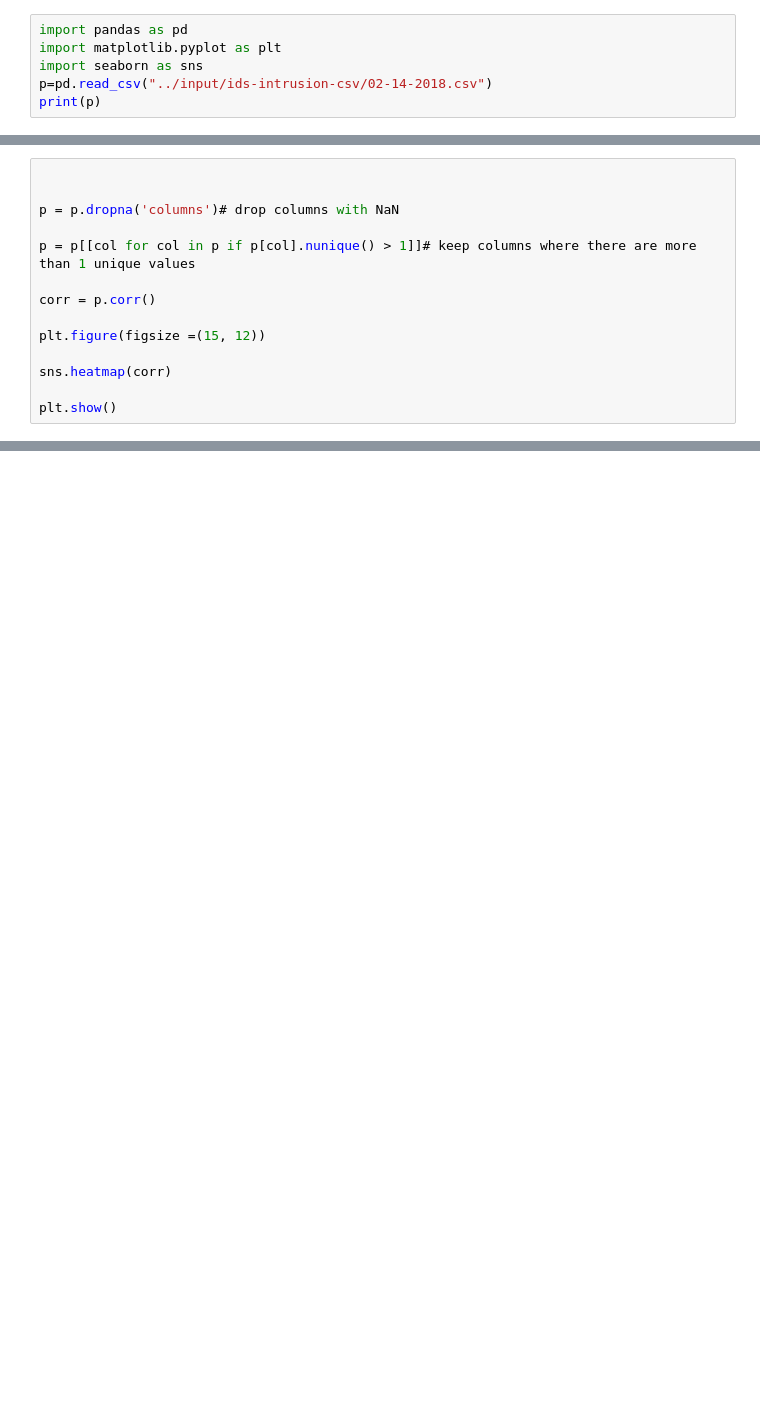
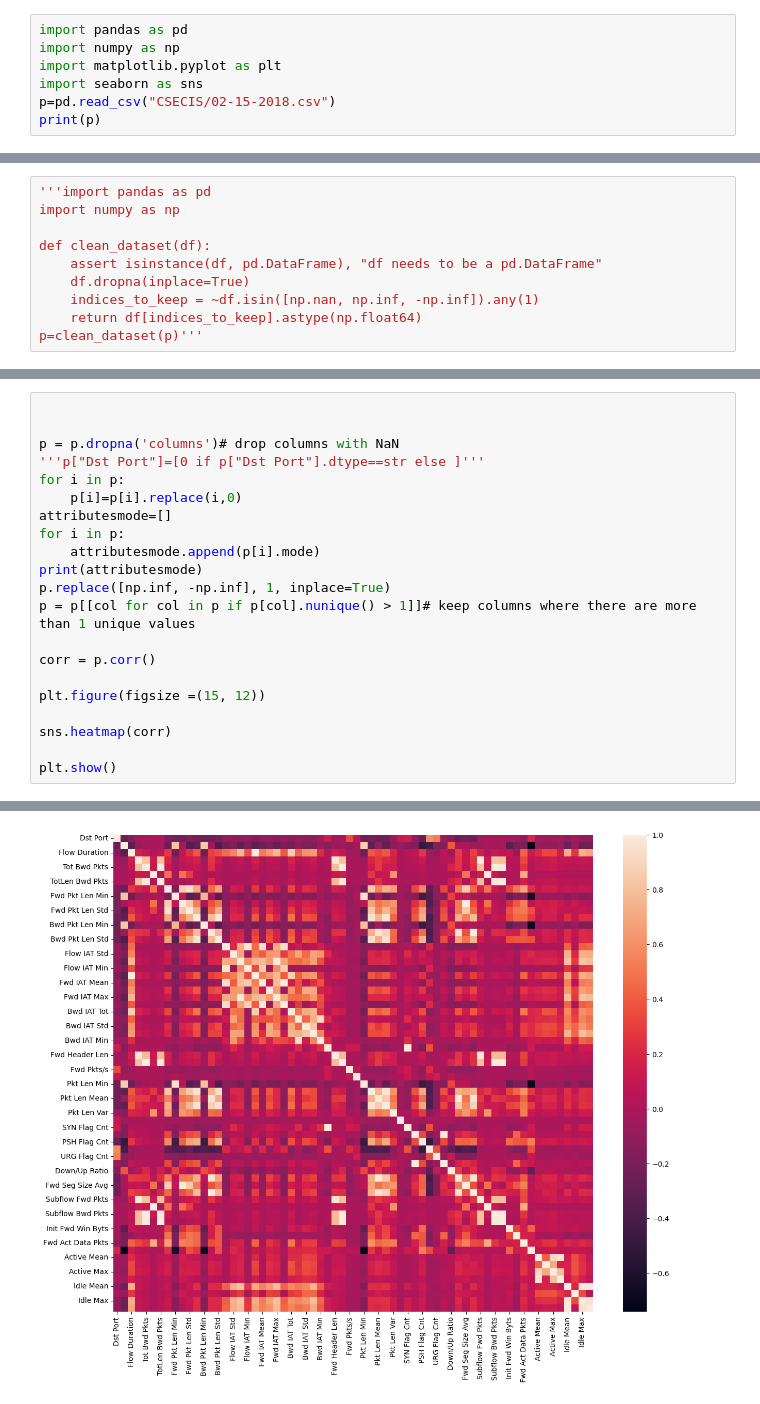
Before and after one commit to akif-iqbal/URL-Classifier-Traffic-Analyzer, a Jupyter notebook: notebookb2d7c200da-ids.ipynb, the cells around one changed output, grey strips where cells are left out. Saved outputs shown, nothing was run; the diff lists cells and outputs as text; blank space fills up the shorter version.

```diff
--- a/notebookb2d7c200da-ids.ipynb
+++ b/notebookb2d7c200da-ids.ipynb
@@ -1,6 +1,7 @@
 # %%
 import pandas as pd
+import numpy as np
 import matplotlib.pyplot as plt
 import seaborn as sns
-p=pd.read_csv("../input/ids-intrusion-csv/02-14-2018.csv")
+p=pd.read_csv("CSECIS/02-15-2018.csv")
 print(p)
@@ -6,0 +26,10 @@ print(p)
+# %%
+'''import pandas as pd
+import numpy as np
+
+def clean_dataset(df):
+    assert isinstance(df, pd.DataFrame), "df needs to be a pd.DataFrame"
+    df.dropna(inplace=True)
+    indices_to_keep = ~df.isin([np.nan, np.inf, -np.inf]).any(1)
+    return df[indices_to_keep].astype(np.float64)
+p=clean_dataset(p)'''
@@ -13,7 +75,14 @@ print(num_cols)
 
 
 p = p.dropna('columns')# drop columns with NaN
-
+'''p["Dst Port"]=[0 if p["Dst Port"].dtype==str else ]'''
+for i in p:
+    p[i]=p[i].replace(i,0)
+attributesmode=[]
+for i in p:
+    attributesmode.append(p[i].mode)
+print(attributesmode)
+p.replace([np.inf, -np.inf], 1, inplace=True)
 p = p[[col for col in p if p[col].nunique() > 1]]# keep columns where there are more than 1 unique values
 
 corr = p.corr()
@@ -23,3 +92,4 @@ plt.figure(figsize =(15, 12))
 sns.heatmap(corr)
 
 plt.show()
+# %% [output]
@@ -26,3 +113,4 @@ plt.show()
+[figure, added]
 # %%
 p_set=p[["Dst Port", "Protocol", "Flow Duration", "Tot Fwd Pkts", "Tot Bwd Pkts","TotLen Fwd Pkts"]]
 print(p_set)
```
Also changed, not shown: parts of 12 cells of this notebook, 5 other files.
